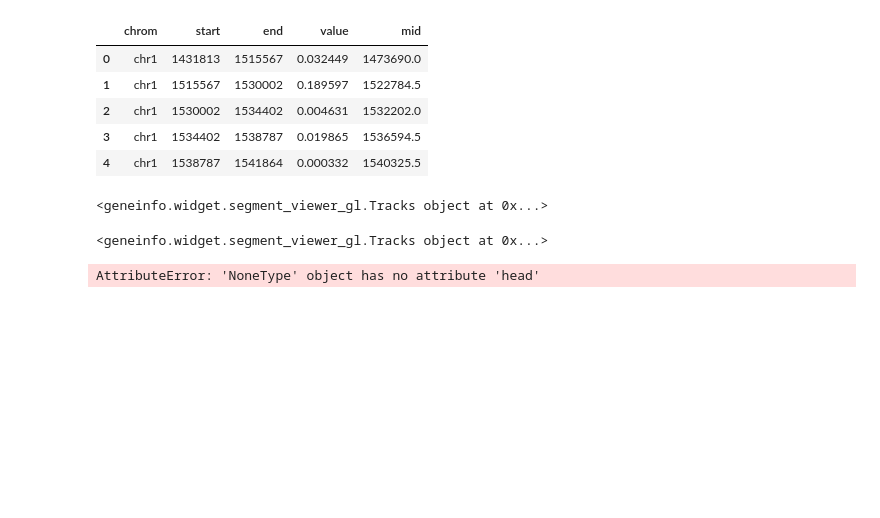
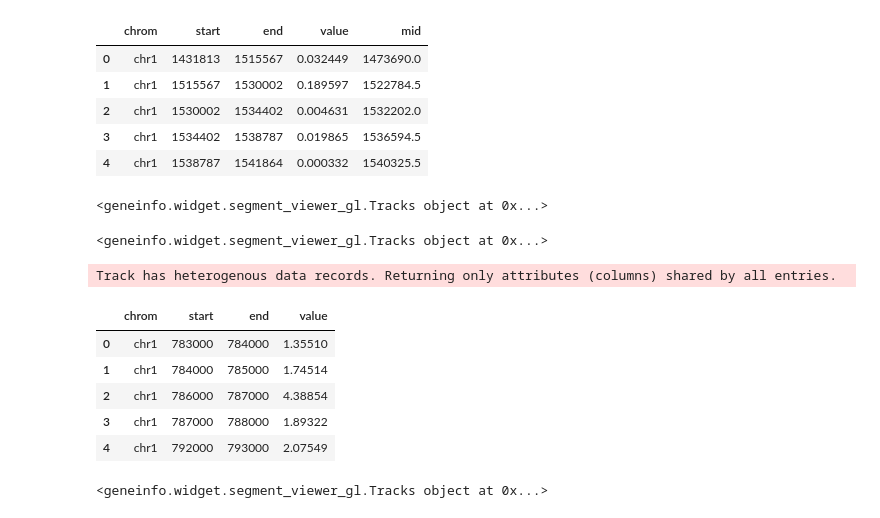
Before and after one commit to munch-group/geneinfo, a Jupyter notebook: notebooks/chrom_tracks_demo.ipynb, the cells around one changed output. Saved outputs shown, nothing was run; the diff lists cells and outputs as text; code cells hidden in the pictures; blank space fills up the shorter version.

```diff
--- a/notebooks/chrom_tracks_demo.ipynb
+++ b/notebooks/chrom_tracks_demo.ipynb
@@ -494,9 +494,22 @@ Tracks('hg38').add_histogram_track(
 # %% [output]
 <geneinfo.widget.segment_viewer_gl.Tracks object at 0x...>
 # %%
-df = get_ucsc_track('cons30way', assembly='hg38',
+df = get_ucsc_track('gnomadConstraint', assembly='hg38',
                     chrom='chr1', #start=50_000_000, end=70_000_000
                        )
 df.head()
 # %% [output]
-AttributeError: 'NoneType' object has no attribute 'head'
+Track has heterogenous data records. Returning only attributes (columns) shared by all entries.
+|  | chrom | start | end | value |
+| 0 | chr1 | 783000 | 784000 | 1.35510 |
+| 1 | chr1 | 784000 | 785000 | 1.74514 |
+| 2 | chr1 | 786000 | 787000 | 4.38854 |
+| 3 | chr1 | 787000 | 788000 | 1.89322 |
+| 4 | chr1 | 792000 | 793000 | 2.07549 |
+# %%
+Tracks('hg38').add_histogram_track(
+        df, 'gnomadConstraint', x='start', y='value',
+            height=60,
+    )
+# %% [output]
+<geneinfo.widget.segment_viewer_gl.Tracks object at 0x...>
```
